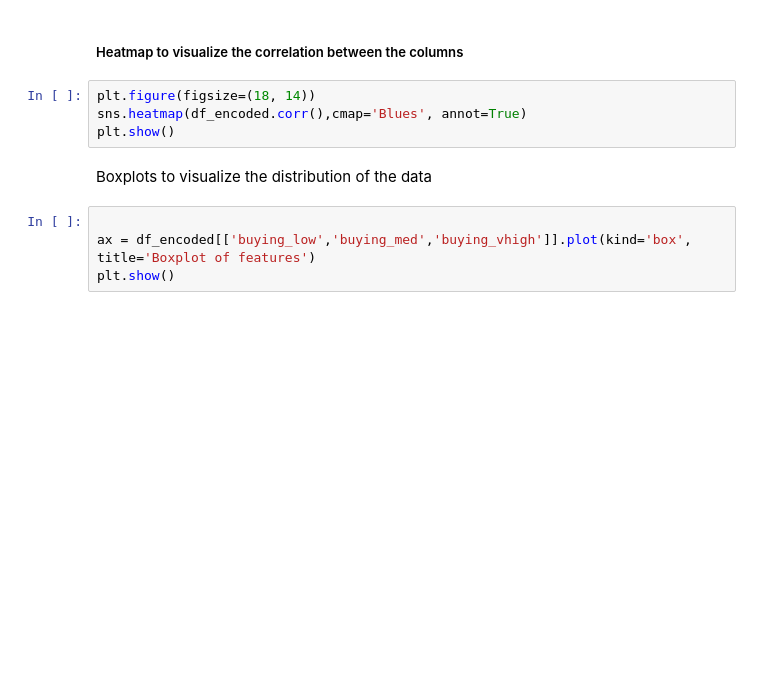
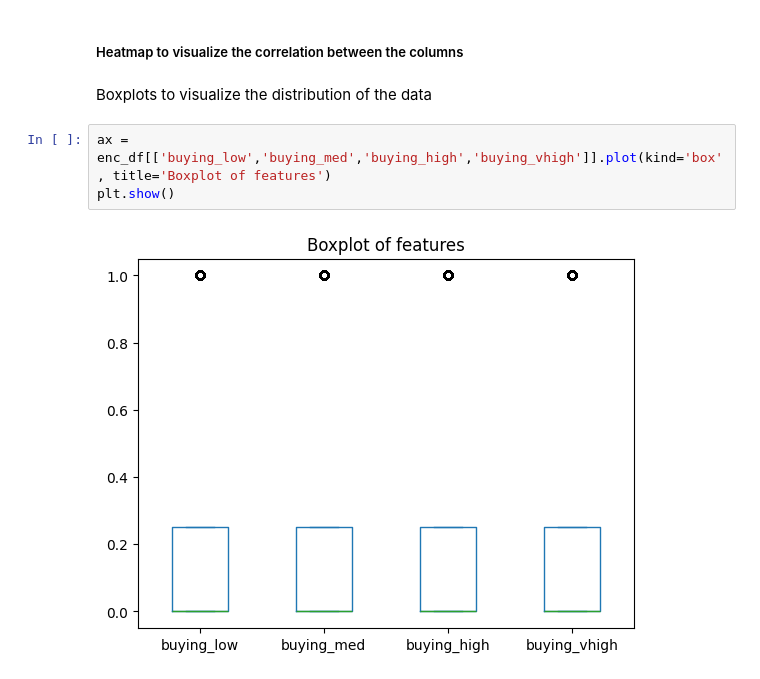
Before and after one commit to amirabaraya/Topics-in-Intelligent-Systems, a Jupyter notebook: car_evaluation.ipynb, the cells around one changed output. Drawn from its saved outputs; the diff is of its cells as text; blank space fills up the shorter version.

```diff
--- a/car_evaluation.ipynb
+++ b/car_evaluation.ipynb
@@ -230,13 +187,10 @@ sns.heatmap(correlation_matrix_alternate, annot=True, cmap='Blues', linewidths=2
 # %% [markdown]
 ##### Heatmap to visualize the correlation between the columns
-# %%
-plt.figure(figsize=(18, 14))
-sns.heatmap(df_encoded.corr(),cmap='Blues', annot=True)
-plt.show()
 # %% [markdown]
 Boxplots to visualize the distribution of the data
 # %%
-
-ax = df_encoded[['buying_low','buying_med','buying_vhigh']].plot(kind='box', title='Boxplot of features')
+ax = enc_df[['buying_low','buying_med','buying_high','buying_vhigh']].plot(kind='box', title='Boxplot of features')
 plt.show()
+# %% [output]
+[figure, added]
 # %%
```
Also changed, not shown: parts of 37 cells of this notebook.
